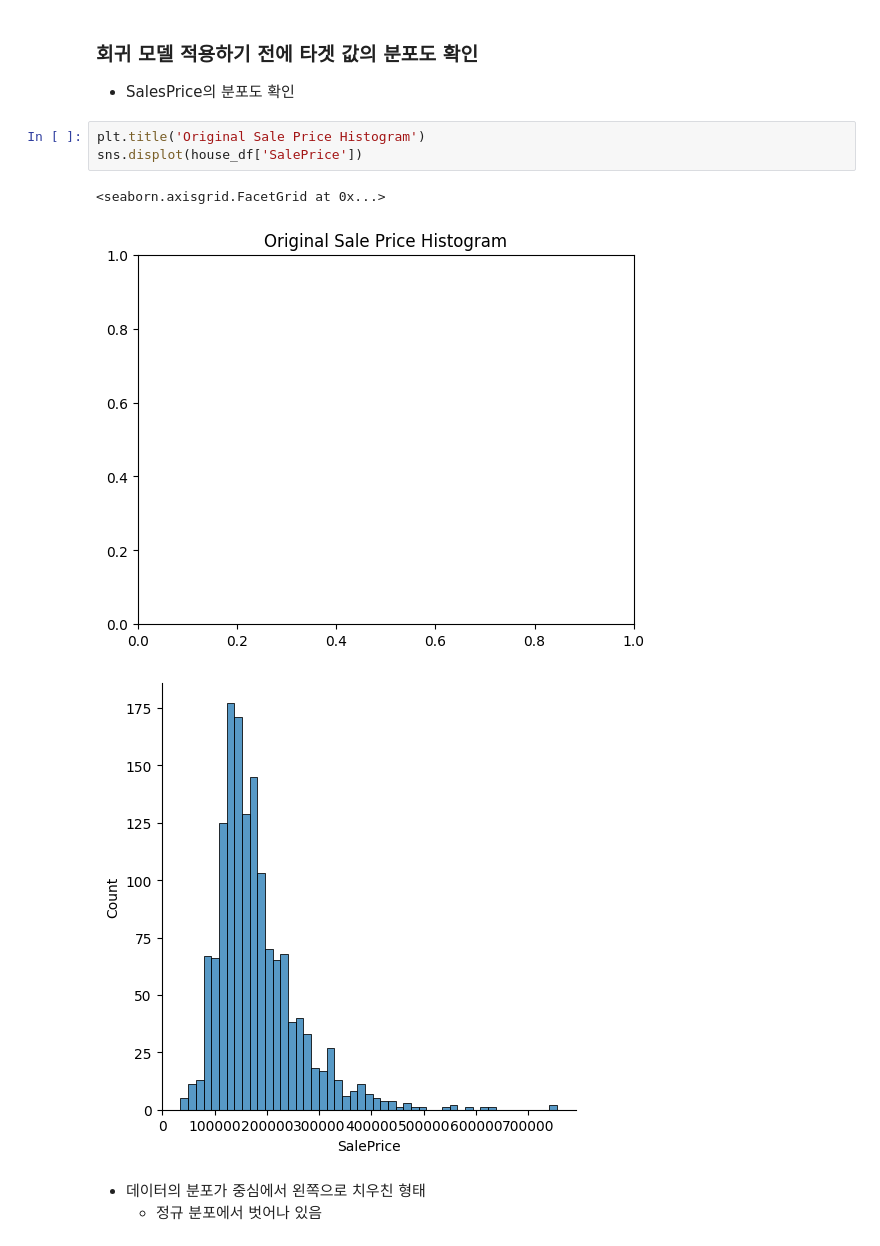
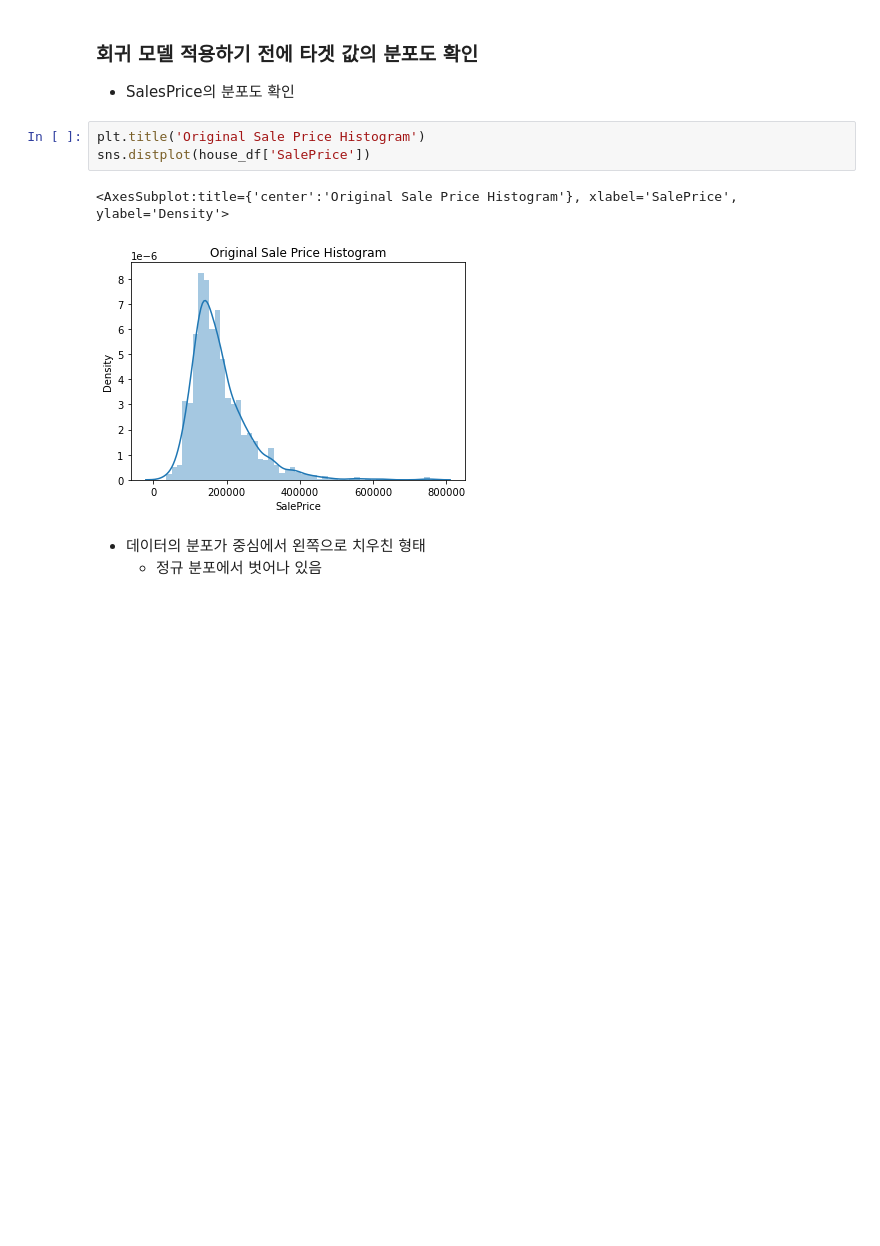
Before and after one commit to lullu303/DataScience2, a Jupyter notebook: 예측분석/머신러닝/머신러닝_03_3_1_Regression 실습-Kaggle House Price .ipynb, the cells around one changed output. Cells and saved outputs as stored; diff of their text form; blank space fills up the shorter version.

```diff
--- a/예측분석/머신러닝/머신러닝_03_3_1_Regression 실습-Kaggle House Price .ipynb
+++ b/예측분석/머신러닝/머신러닝_03_3_1_Regression 실습-Kaggle House Price .ipynb
@@ -132,11 +132,10 @@ dtype: int64
 - SalesPrice의 분포도 확인
 # %%
 plt.title('Original Sale Price Histogram')
-sns.displot(house_df['SalePrice'])
+sns.distplot(house_df['SalePrice'])
 # %% [output]
-<seaborn.axisgrid.FacetGrid at 0x...>
+<AxesSubplot:title={'center':'Original Sale Price Histogram'}, xlabel='SalePrice', ylabel='Density'>
-[figure, old version]
+[figure, new version]
-[figure, removed]
 # %% [markdown]
 - 데이터의 분포가 중심에서 왼쪽으로 치우친 형태
     - 정규 분포에서 벗어나 있음
```
Also changed, not shown: parts of 37 cells of this notebook.
